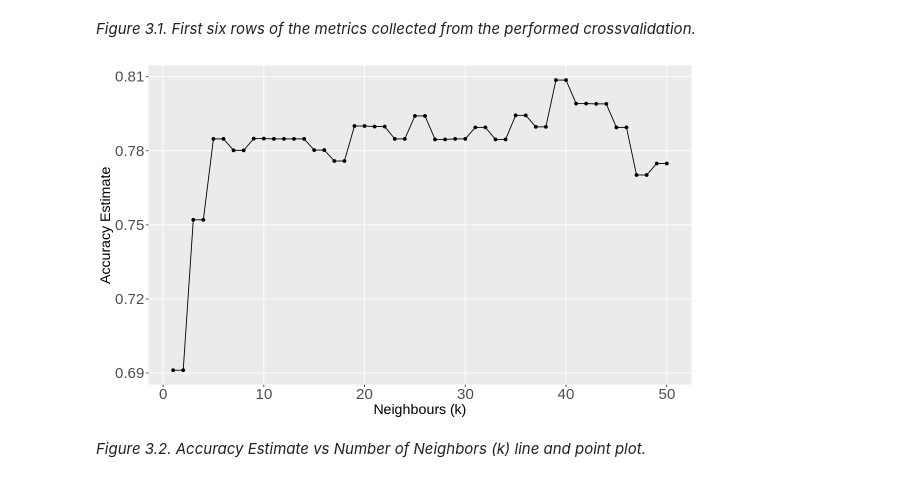
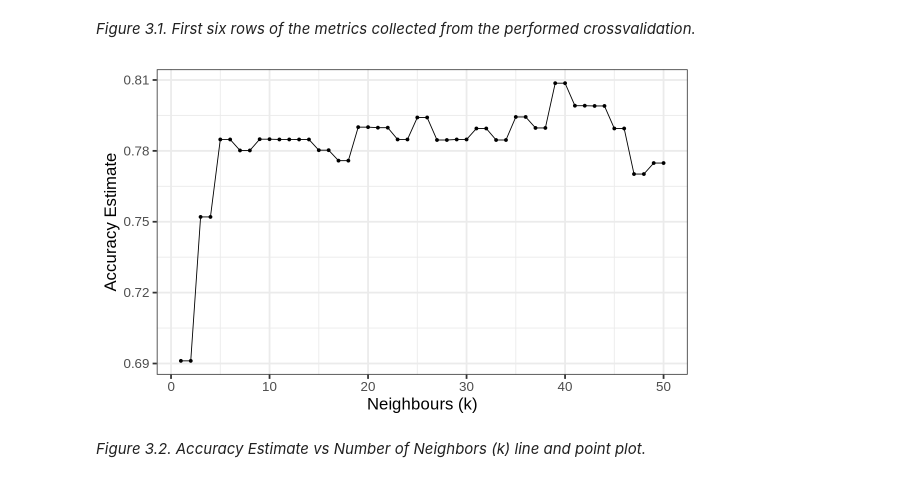
Before and after one commit to laurent-mt/dsci100project, a Jupyter notebook: actualproject.ipynb, the cells around one changed output. Saved outputs shown, nothing was run; the diff lists cells and outputs as text; code cells hidden in the pictures.

```diff
--- a/actualproject.ipynb
+++ b/actualproject.ipynb
@@ -424,20 +408,19 @@ A tibble: 6 × 7
 # %% [markdown]
 *Figure 3.1. First six rows of the metrics collected from the performed crossvalidation.*
 # %%
-#Creating a plot of neighbors vs accuracy to determine optimal k.
+options(repr.plot.width = 10, repr.plot.height = 6)
+
+
+#  Creating a plot of neighbors vs accuracy to determine optimal k.
 accuracy_plot <- ggplot(accuracy, aes(x = neighbors, y = mean))             +
                   geom_point()                                              +
                   geom_line()                                               +
-                  labs(x = "Neighbours (k)", y = "Accuracy Estimate")           +
-                  theme(text        = element_text(size = 17),
-                        axis.text.x = element_text(size = 18),
-                        axis.text.y = element_text(size = 18),
-                        panel.grid.minor = element_blank())
+                  labs(x = "Neighbours (k)", y = "Accuracy Estimate")       +
+                  theme_bw(base_size = 20, base_line_size  = 1)
 
-options(repr.plot.width = 10, repr.plot.height = 6)
 accuracy_plot
 # %% [output]
-[figure, old version]
+[figure, new version]
 # %% [markdown]
 *Figure 3.2. Accuracy Estimate vs Number of Neighbors (k) line and point plot.*
 # %% [markdown]
```
Also changed, not shown: parts of 21 cells of this notebook.
